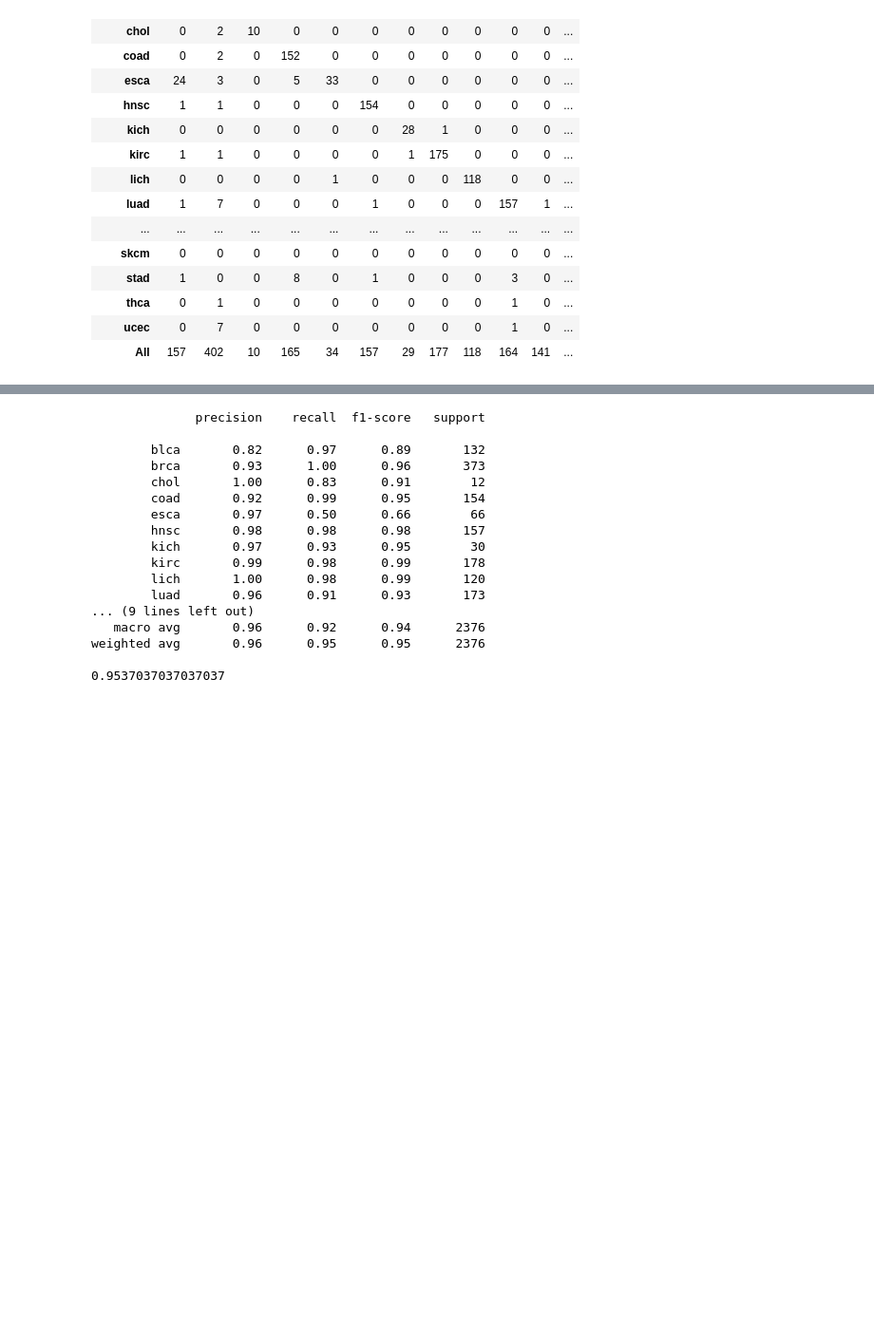
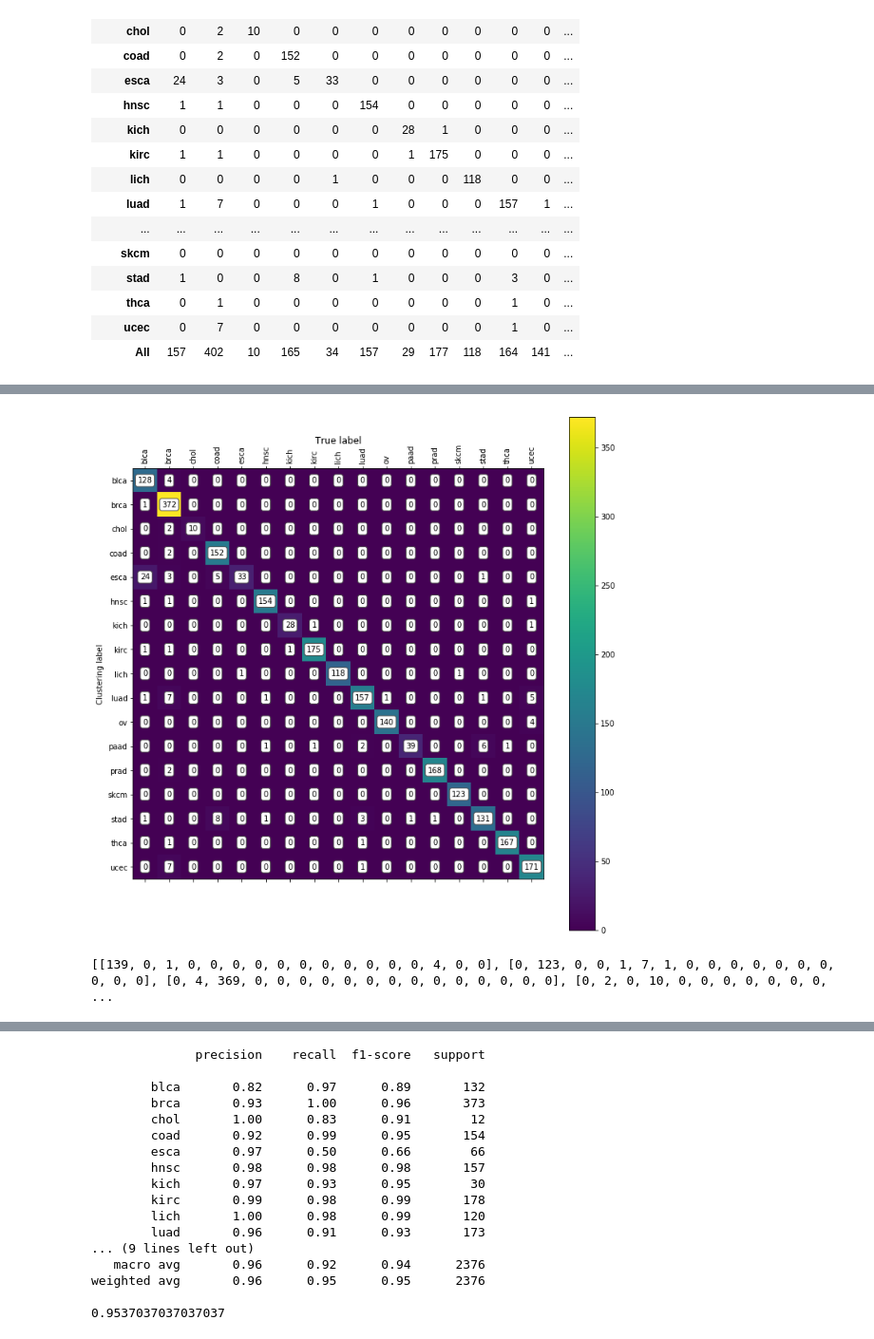
Before and after one commit to programmingprincess/tumor-origin, a Jupyter notebook: analysis.ipynb, the cells around one changed output, grey strips where cells are left out. Shown: that part at 95% size. Cells and saved outputs as stored; diff of their text form; code cells hidden in the pictures; blank space fills up the shorter version.

```diff
--- a/analysis.ipynb
+++ b/analysis.ipynb
@@ -124,0 +148,41 @@ plt.matshow(rf_cm, cmap='binary')
+# %%
+labels = ['blca', 'brca', 'chol', 'coad', 'esca', 'hnsc', 'kich', 'kirc', 'lich', 'luad', 'ov', 'paad', 'prad', 'skcm', 'stad', 'thca', 'ucec']
+label_values = True
+# plt.figure(figsize=(8,8))
+# plt.matshow(rf_cm)
+matfig = plt.figure(figsize=(12,12))
+plt.matshow(rf_cm, fignum=matfig.number)
+
+plt.title('True label')
+
+plt.colorbar()
+plt.xticks(range(len(labels)), labels, rotation=90)
+plt.yticks(range(len(labels)), labels)
+plt.ylabel("Clustering label")
+if label_values:
+    for (i, j), z in numpy.ndenumerate(rf_cm):
+        plt.text(j, i, z, ha='center', va='center',
+            bbox=dict(boxstyle='round', facecolor='white', edgecolor='0.3'))
+# %% [output]
+[figure, added]
+# %%
+nn_cm = [[139,0,1,0,0,0,0,0,0,0,0,0,0,0,4,0,0],
+ [0,123,0,0,1,7,1,0,0,0,0,0,0,0,0,0,0],
+ [0,4,369,0,0,0,0,0,0,0,0,0,0,0,0,0,0],
+ [0,2,0, 10,0,0,0,0,0,0,0,0,0,0,0,0,0],
+ [0,2,0,0,145,5,0,0,0,0,0,0,2,0,0,0,0],
+ [0 ,24,0,0,6, 33,1,0,0,0,0,0,2,0,0,0,0],
+ [0,3,0,0,0,5,144,0,0,0,0,0,3,1,1,0,0],
+ [0,0,0,0,0,0,0, 30,0,0,0,0,0,0,0,0,0],
+ [0,0,2,0,0,0,0,0,176,0,0,0,0,0,0,0,0],
+ [0,0,0,1,0,0,0,0,0,116,1,0,1,0,0,1,0],
+ [0,3,4,0,1,1,0,0,0,0,159,0,3,0,2,0,0],
+ [0,0,2,0,0,0,0,0,0,0,0,168,0,0,0,0,0],
+ [0,0,0,0,7,7,2,0,0,0,1,0,126,0,0,3,0],
+ [0,0,0,0,0,0,0,1,0,0,3,0,0,165,0,0,0],
+ [0,1,3,0,0,0,0,0,0,0,1,0,2,0,172,0,0],
+ [0,0,0,0,0,0,1,0,1,0,0,0,6,0,0, 42,0],
+ [0,0,0,0,0,0,0,0,0,0,0,0,0,0,0,1,122]]
+print(nn_cm)
+# %% [output]
+[[139, 0, 1, 0, 0, 0, 0, 0, 0, 0, 0, 0, 0, 0, 4, 0, 0], [0, 123, 0, 0, 1, 7, 1, 0, 0, 0, 0, 0, 0, 0, 0, 0, 0], [0, 4, 369, 0, 0, 0, 0, 0, 0, 0, 0, 0, 0, 0, 0, 0, 0], [0, 2, 0, 10, 0, 0, 0, 0, 0, 0, 0, ...
```
Also changed, not shown: parts of 10 cells of this notebook, 3 other files.
